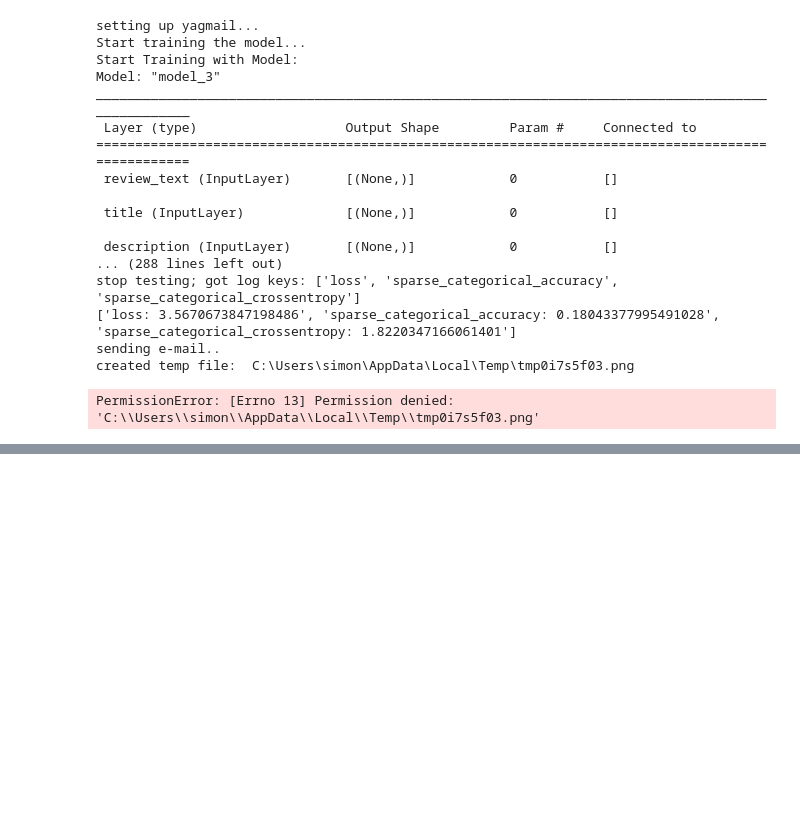
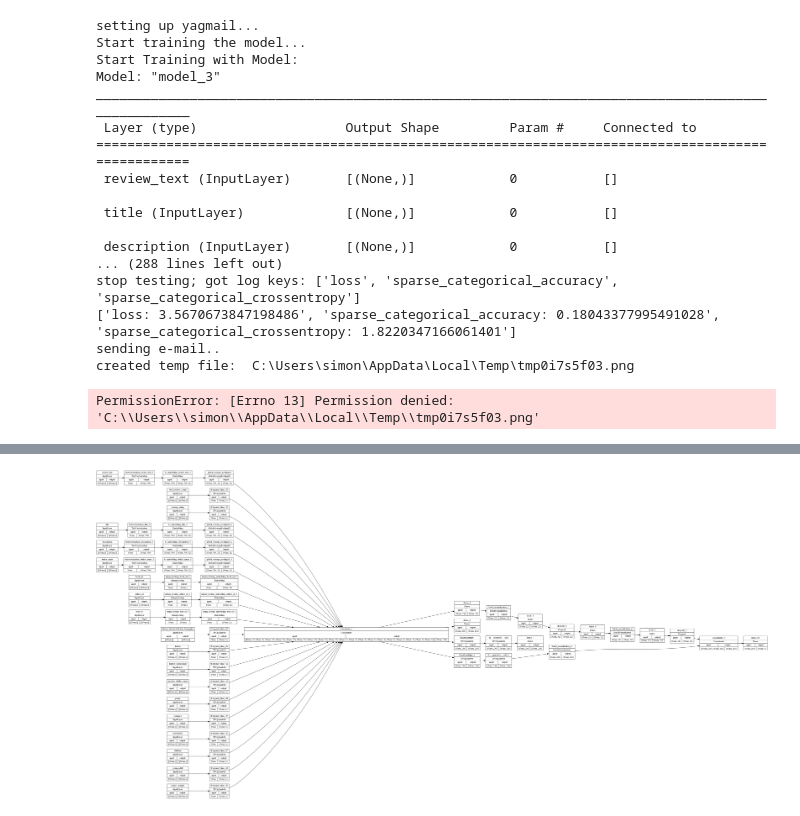
Before and after one commit to simon376/ds-recommender-project, a Jupyter notebook: keras_dcn.ipynb, the cells around one changed output, grey strips where cells are left out. Saved outputs shown, nothing was run; the diff lists cells and outputs as text; code cells hidden in the pictures; blank space fills up the shorter version.

```diff
--- a/keras_dcn.ipynb
+++ b/keras_dcn.ipynb
@@ -128,3 +157,11 @@ data.sample(5)
+# %%
+data.rename(columns={"comics, graphic": "comics_graphic",
+                     "history, historical fiction, biography": "history_historical_fiction_biography",
+                     "fantasy, paranormal": "fantasy_paranormal",
+                     "mystery, thriller, crime": "mystery_thriller_crime"},
+            inplace=True)
+# %%
+data.dropna(inplace=True)
 # %% [markdown]
 Let's split the data into training (80%) and test (20%) sets.
 # %%
@@ -193,16 +230,16 @@ CATEGORICAL_FEATURES_WITH_VOCABULARY = {
 
 # integer lookup
 CATEGORICAL_MULTI_HOT_FEATURE_NAMES = [
-    "history, historical fiction, biography",
+    "history_historical_fiction_biography",
     "fiction",
-    "fantasy, paranormal",
-    "mystery, thriller, crime",
+    "fantasy_paranormal",
+    "mystery_thriller_crime",
     "poetry",
     "romance",
     "non-fiction",
     "children",
     "young-adult",
-    "comics, graphic"
+    "comics_graphic"
 ]
 FEATURE_NAMES = NUMERIC_FEATURE_NAMES + \
                 TEXT_FEATURE_NAMES + \
@@ -576,0 +618,32 @@ PermissionError: [Errno 13] Permission denied: 'C:\\Users\\simon\\AppData\\Local
+# %%
+def create_deep_and_cross_model():
+
+    inputs = create_model_inputs()
+    x0 = encode_inputs(inputs, use_embedding=True)
+
+    cross = x0
+    for _ in hidden_units:
+        units = cross.shape[-1]
+        x = layers.Dense(units)(cross)
+        cross = x0 * x + cross
+    cross = layers.BatchNormalization()(cross)
+
+    deep = x0
+    for units in hidden_units:
+        deep = layers.Dense(units)(deep)
+        deep = layers.BatchNormalization()(deep)
+        deep = layers.ReLU()(deep)
+        deep = layers.Dropout(dropout_rate)(deep)
+
+    merged = layers.concatenate([cross, deep])
+    outputs = layers.Dense(units=NUM_CLASSES, activation="softmax")(merged)
+    model = keras.Model(inputs=inputs, outputs=outputs)
+    return model
+
+
+deep_and_cross_model = create_deep_and_cross_model()
+plot_fn = os.path.join("./logs/model_plots/", "deep_and_cross_model_" + datetime.datetime.now().strftime("%Y%m%d-%H%M%S") + ".png")
+
+keras.utils.plot_model(deep_and_cross_model, to_file=plot_fn, show_shapes=True, rankdir="LR")
+# %% [output]
+[figure, added]
```
Also changed, not shown: parts of 9 cells of this notebook, 1 other file.
